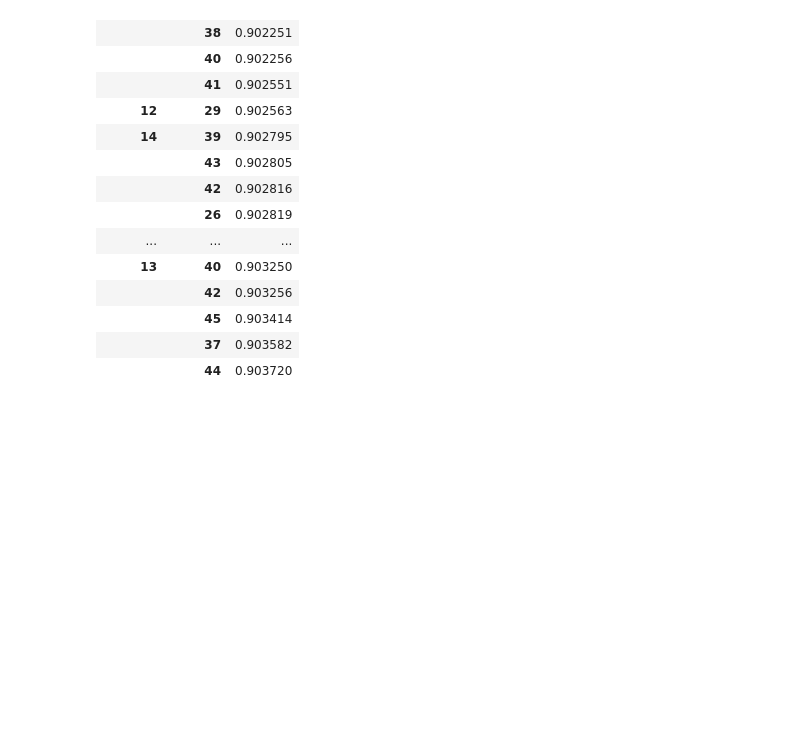
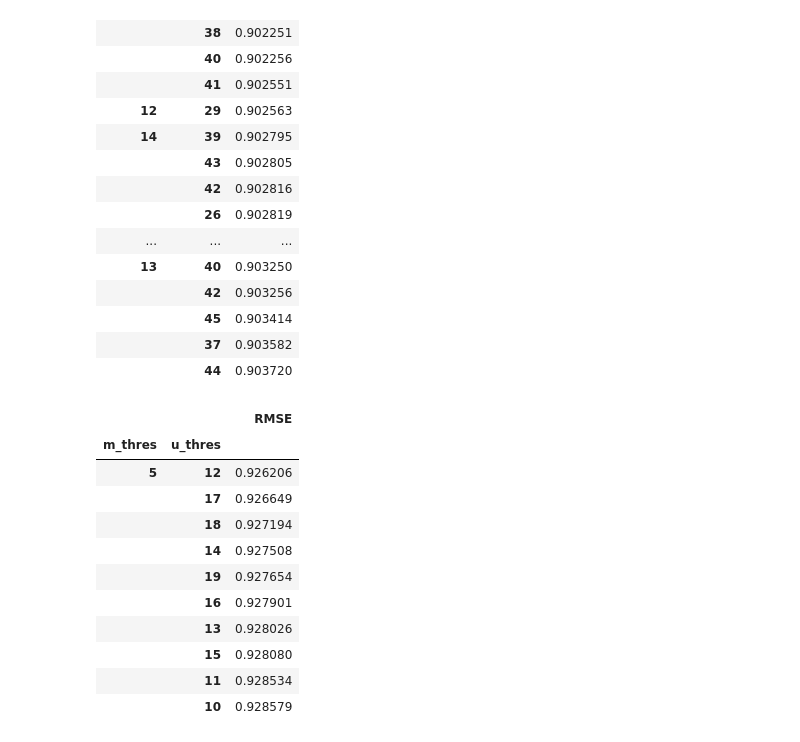
Before and after one commit to donghae0414/BigData_2020-2-, a Jupyter notebook: 20141095_files/20141095_knn_rmse.ipynb, the cells around one changed output. Drawn from its saved outputs; the diff is of its cells as text; code cells hidden in the pictures; blank space fills up the shorter version.

Commit message:
print tail rmse table

```diff
--- a/20141095_files/20141095_knn_rmse.ipynb
+++ b/20141095_files/20141095_knn_rmse.ipynb
@@ -316,3 +298,18 @@ result.sort_values(by=["RMSE"], axis=0).head(20)
 |  | 45 | 0.903414 |
 |  | 37 | 0.903582 |
 |  | 44 | 0.903720 |
+# %%
+result.sort_values(by=["RMSE"], axis=0).tail(10)
+# %% [output]
+|  |  | RMSE |
+| m_thres | u_thres |  |
+| 5 | 12 | 0.926206 |
+|  | 17 | 0.926649 |
+|  | 18 | 0.927194 |
+|  | 14 | 0.927508 |
+|  | 19 | 0.927654 |
+|  | 16 | 0.927901 |
+|  | 13 | 0.928026 |
+|  | 15 | 0.928080 |
+|  | 11 | 0.928534 |
+|  | 10 | 0.928579 |
```
Also changed, not shown: parts of 1 cell of this notebook.
